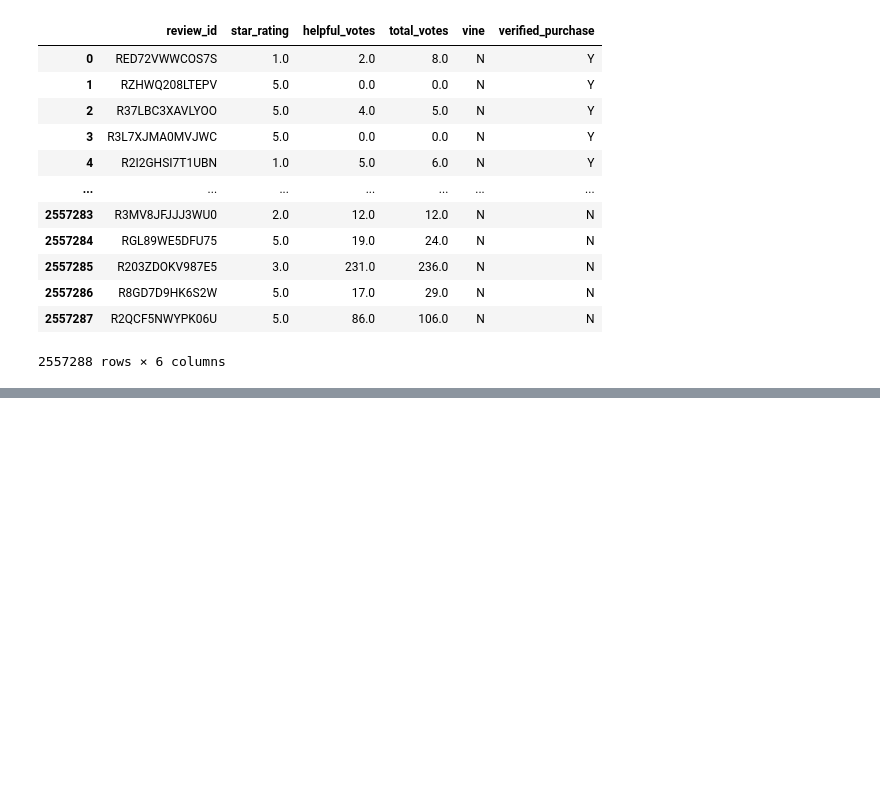
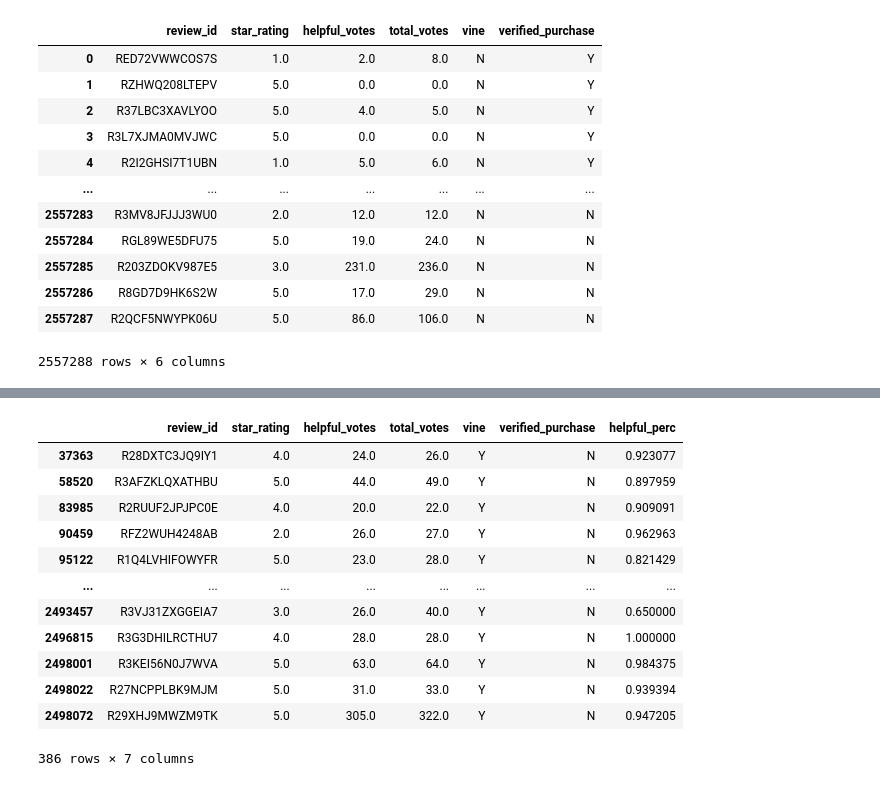
Before and after one commit to rachael-meinders/amazon_vine_analysis, a Jupyter notebook: vine_review_analysis.ipynb, the cells around one changed output, grey strips where cells are left out. Cells and saved outputs as stored; diff of their text form; code cells hidden in the pictures; blank space fills up the shorter version.

```diff
--- a/vine_review_analysis.ipynb
+++ b/vine_review_analysis.ipynb
@@ -19,0 +76,17 @@ vine_df
+# %%
+vine_reviews = helpful_reviews[helpful_reviews['vine'] == 'Y']
+vine_reviews
+# %% [output]
+|  | review_id | star_rating | helpful_votes | total_votes | vine | verified_purchase | helpful_perc |
+| 37363 | R28DXTC3JQ9IY1 | 4.0 | 24.0 | 26.0 | Y | N | 0.923077 |
+| 58520 | R3AFZKLQXATHBU | 5.0 | 44.0 | 49.0 | Y | N | 0.897959 |
+| 83985 | R2RUUF2JPJPC0E | 4.0 | 20.0 | 22.0 | Y | N | 0.909091 |
+| 90459 | RFZ2WUH4248AB | 2.0 | 26.0 | 27.0 | Y | N | 0.962963 |
+| 95122 | R1Q4LVHIFOWYFR | 5.0 | 23.0 | 28.0 | Y | N | 0.821429 |
+| ... | ... | ... | ... | ... | ... | ... | ... |
+| 2493457 | R3VJ31ZXGGEIA7 | 3.0 | 26.0 | 40.0 | Y | N | 0.650000 |
+| 2496815 | R3G3DHILRCTHU7 | 4.0 | 28.0 | 28.0 | Y | N | 1.000000 |
+| 2498001 | R3KEI56N0J7WVA | 5.0 | 63.0 | 64.0 | Y | N | 0.984375 |
+| 2498022 | R27NCPPLBK9MJM | 5.0 | 31.0 | 33.0 | Y | N | 0.939394 |
+| 2498072 | R29XHJ9MWZM9TK | 5.0 | 305.0 | 322.0 | Y | N | 0.947205 |
+386 rows × 7 columns
```
Also changed, not shown: parts of 6 cells of this notebook.
